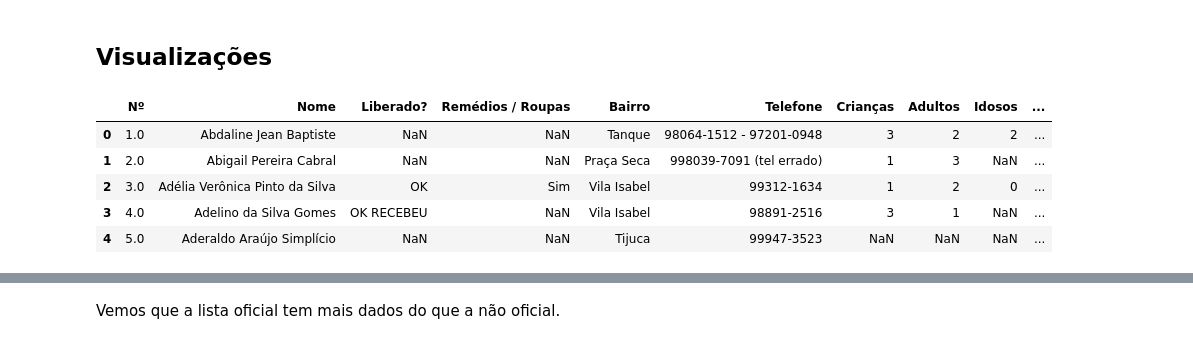
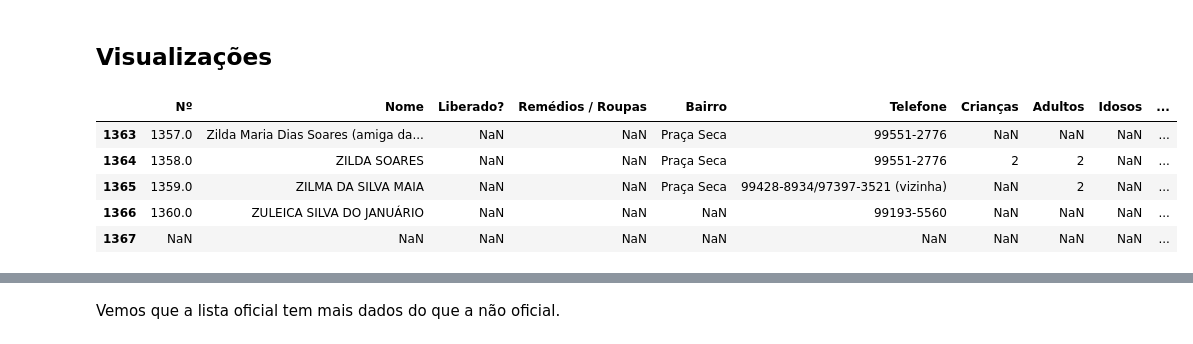
Before and after one commit to WES404/Cadastro_geral_Ponto_do_Bem, a Jupyter notebook: cadastro_geral.ipynb, the cells around one changed output, grey strips where cells are left out. Cells and saved outputs as stored; diff of their text form; code cells hidden in the pictures.

```diff
--- a/cadastro_geral.ipynb
+++ b/cadastro_geral.ipynb
@@ -10,12 +11,12 @@ geral_nao_oficial = pd.read_csv("/content/Cadastro_Geral_Nao_oficial.csv", parse
 # %% [markdown]
 ## Visualizações
 # %%
-geral_nao_oficial.head()
+geral_nao_oficial.tail()
 # %% [output]
 |  | Nº | Nome | Liberado? | Remédios / Roupas | Bairro | Telefone | Crianças | Adultos | Idosos | ... |
-| 0 | 1.0 | Abdaline Jean Baptiste | NaN | NaN | Tanque | 98064-1512 - 97201-0948 | 3 | 2 | 2 | ... |
-| 1 | 2.0 | Abigail Pereira Cabral | NaN | NaN | Praça Seca | 998039-7091 (tel errado) | 1 | 3 | NaN | ... |
-| 2 | 3.0 | Adélia Verônica Pinto da Silva | OK | Sim | Vila Isabel | 99312-1634 | 1 | 2 | 0 | ... |
-| 3 | 4.0 | Adelino da Silva Gomes | OK RECEBEU | NaN | Vila Isabel | 98891-2516 | 3 | 1 | NaN | ... |
-| 4 | 5.0 | Aderaldo Araújo Simplício | NaN | NaN | Tijuca | 99947-3523 | NaN | NaN | NaN | ... |
+| 1363 | 1357.0 | Zilda Maria Dias Soares (amiga da... | NaN | NaN | Praça Seca | 99551-2776 | NaN | NaN | NaN | ... |
+| 1364 | 1358.0 | ZILDA SOARES | NaN | NaN | Praça Seca | 99551-2776 | 2 | 2 | NaN | ... |
+| 1365 | 1359.0 | ZILMA DA SILVA MAIA | NaN | NaN | Praça Seca | 99428-8934/97397-3521 (vizinha) | NaN | 2 | NaN | ... |
+| 1366 | 1360.0 | ZULEICA SILVA DO JANUÁRIO | NaN | NaN | NaN | 99193-5560 | NaN | NaN | NaN | ... |
+| 1367 | NaN | NaN | NaN | NaN | NaN | NaN | NaN | NaN | NaN | ... |
 # %%
```
Also changed, not shown: parts of 30 cells of this notebook.
